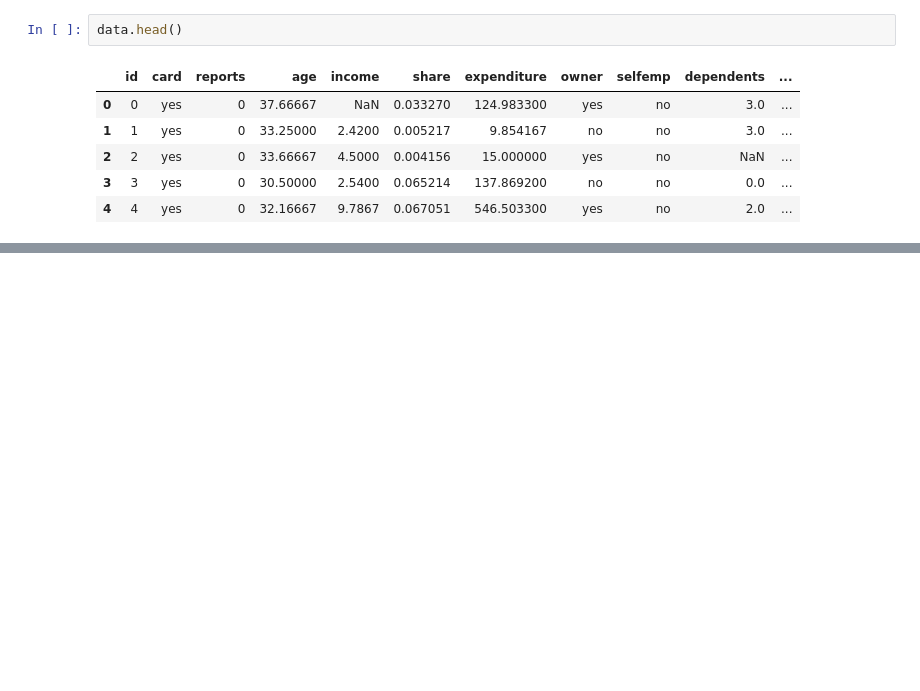
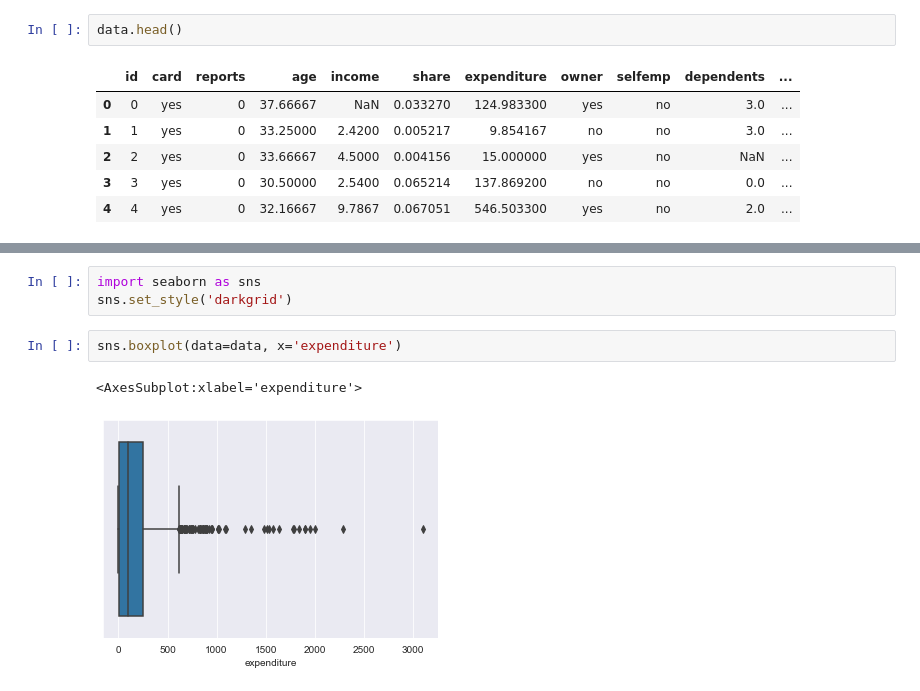
Before and after one commit to santyjara/Data-science-workshops, a Jupyter notebook: Data cleaning workshop/Workshop #2.ipynb, the cells around one changed output, grey strips where cells are left out. Saved outputs shown, nothing was run; the diff lists cells and outputs as text; blank space fills up the shorter version.

```diff
--- a/Data cleaning workshop/Workshop #2.ipynb
+++ b/Data cleaning workshop/Workshop #2.ipynb
@@ -30,0 +194,8 @@ data.head()
+# %%
+import seaborn as sns
+sns.set_style('darkgrid')
+# %%
+sns.boxplot(data=data, x='expenditure')
+# %% [output]
+<AxesSubplot:xlabel='expenditure'>
+[figure, added]
```
Also changed, not shown: parts of 39 cells of this notebook.
